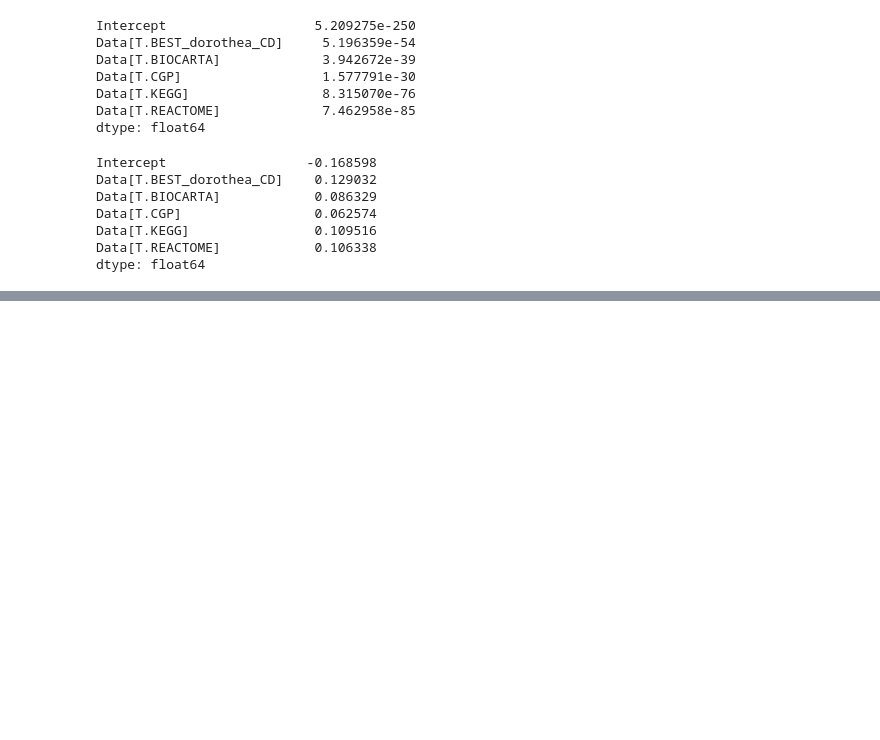
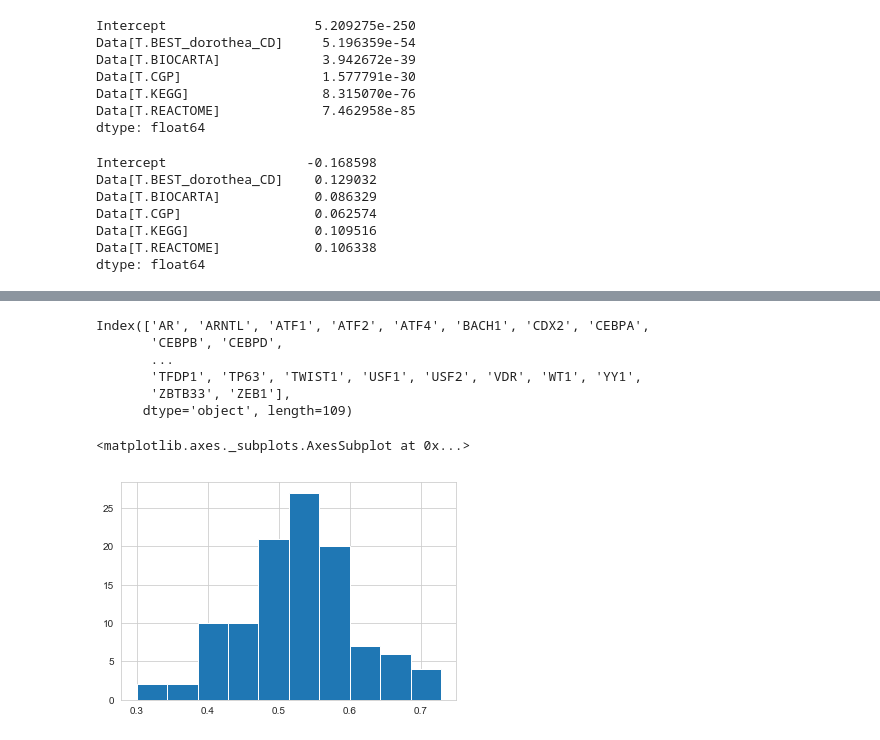
Before and after one commit to bence-szalai/why-pathway-methods-work, a Jupyter notebook: notebooks/overlap_fig_new.ipynb, the cells around one changed output, grey strips where cells are left out. Saved outputs shown, nothing was run; the diff lists cells and outputs as text; code cells hidden in the pictures; blank space fills up the shorter version.

```diff
--- a/notebooks/overlap_fig_new.ipynb
+++ b/notebooks/overlap_fig_new.ipynb
@@ -126,0 +145,14 @@ dtype: float64
+# %%
+data['AR']
+# %% [output]
+Index(['AR', 'ARNTL', 'ATF1', 'ATF2', 'ATF4', 'BACH1', 'CDX2', 'CEBPA',
+       'CEBPB', 'CEBPD',
+       ...
+       'TFDP1', 'TP63', 'TWIST1', 'USF1', 'USF2', 'VDR', 'WT1', 'YY1',
+       'ZBTB33', 'ZEB1'],
+      dtype='object', length=109)
+# %%
+data.loc['VHL_mut'].sort_values().hist()
+# %% [output]
+<matplotlib.axes._subplots.AxesSubplot at 0x...>
+[figure, added]
```
Also changed, not shown: parts of 6 cells of this notebook, 3 other files.
